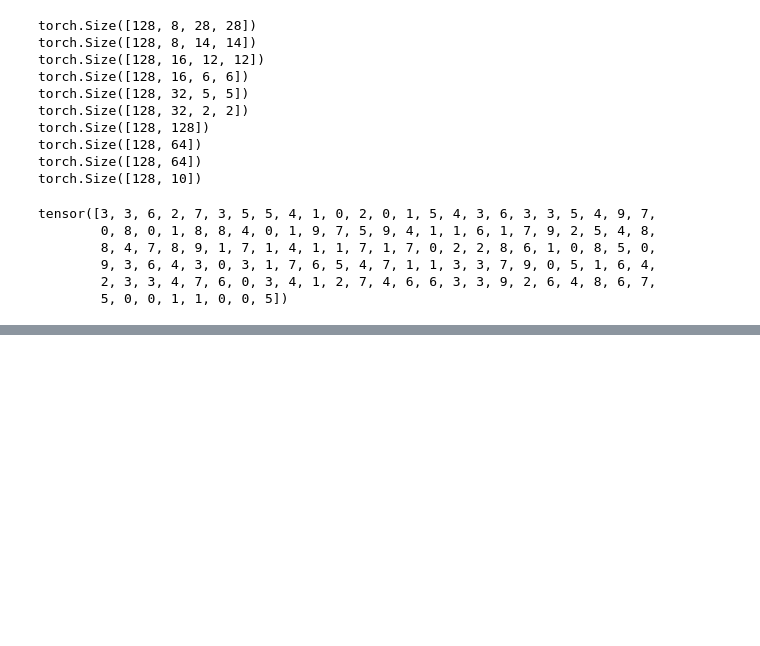
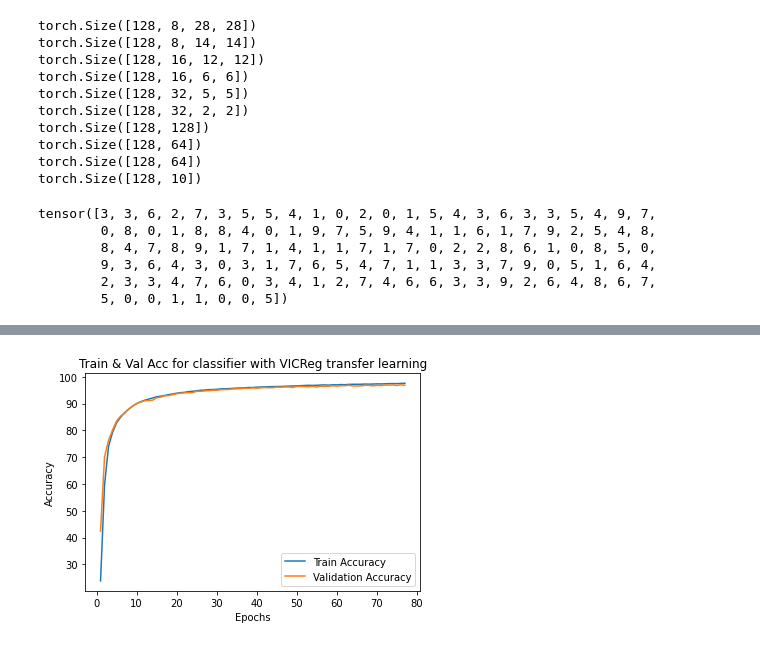
Before and after one commit to cpareja3025/VICReg_project, a Jupyter notebook: notebooks/VICReg.ipynb, the cells around one changed output, grey strips where cells are left out. Cells and saved outputs as stored; diff of their text form; code cells hidden in the pictures; blank space fills up the shorter version.

```diff
--- a/notebooks/VICReg.ipynb
+++ b/notebooks/VICReg.ipynb
@@ -691,0 +730,10 @@ df = pd.read_csv("/Users/cpare/repos/VICReg_project/csv's/VICReg_metrics_64_spac
+# %%
+plt.plot(epochs, t_acc, label = "Train Accuracy")
+plt.plot(epochs, v_acc, label = "Validation Accuracy")
+plt.legend()
+plt.xlabel("Epochs")
+plt.ylabel("Accuracy")
+plt.title("Train & Val Acc for classifier with VICReg transfer learning")
+plt.savefig("/Users/cpare/repos/VICReg_project/plots/cc.pdf")
+# %% [output]
+[figure, added]
```
Also changed, not shown: parts of 4 cells of this notebook, 1 other file.
